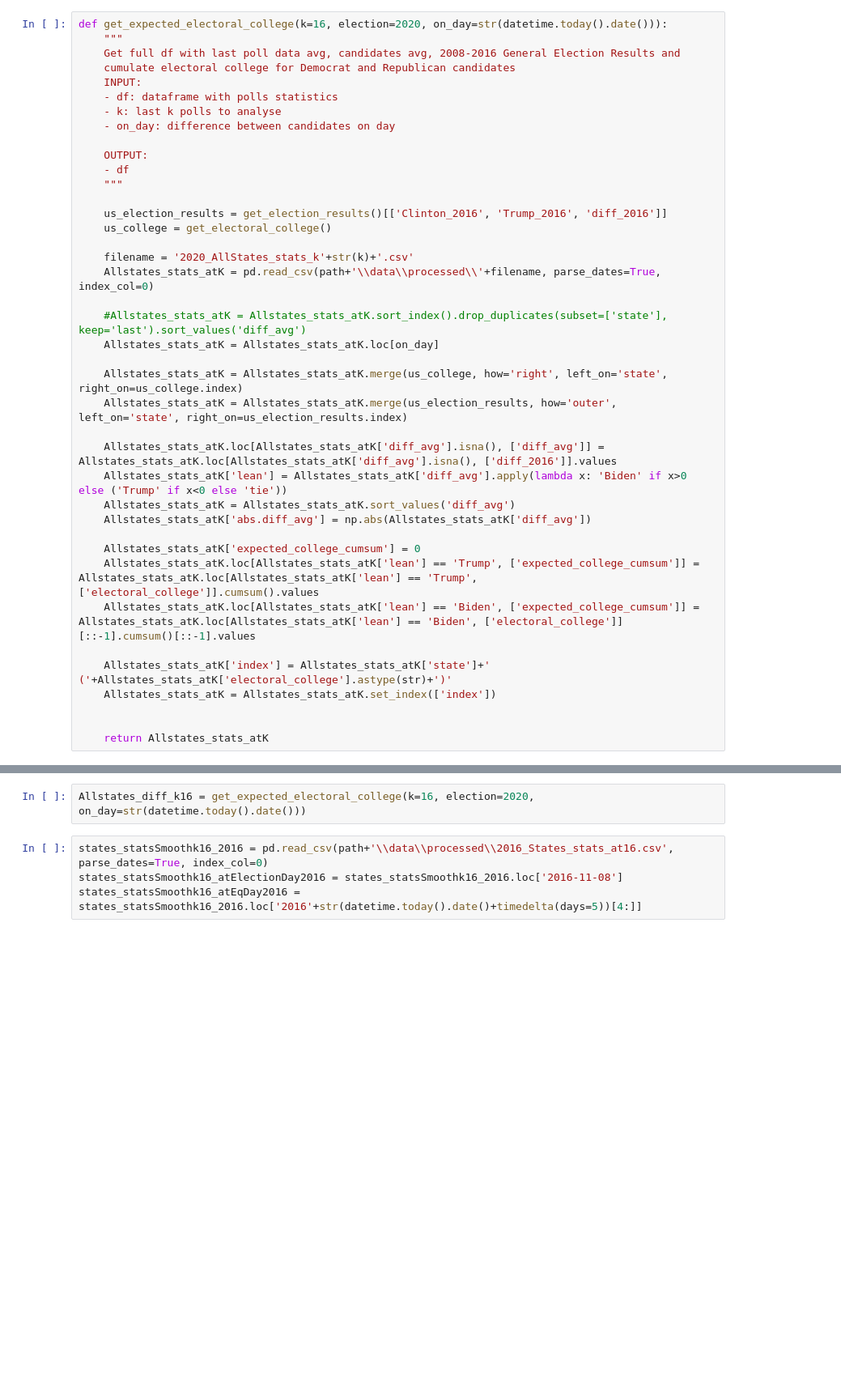
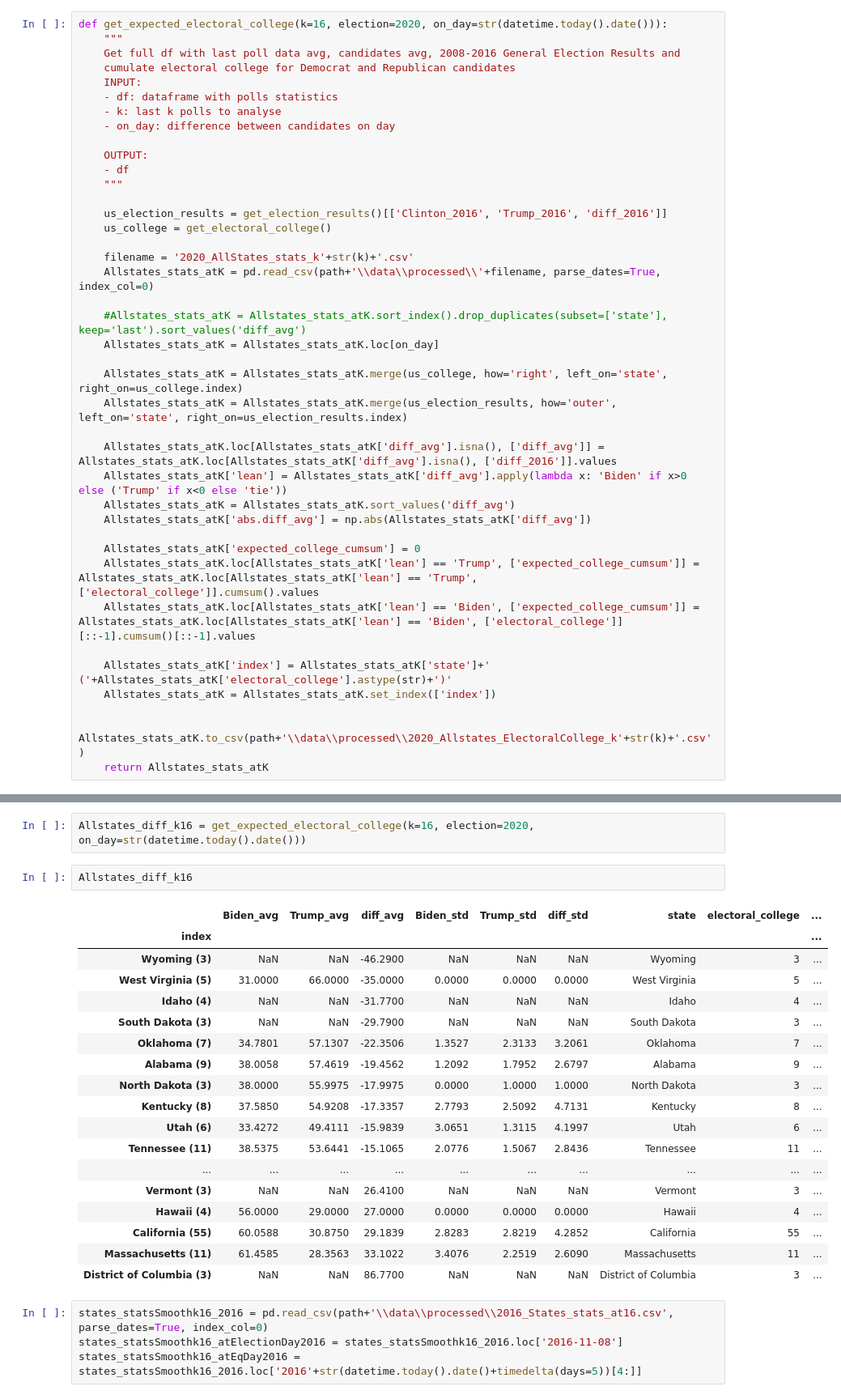
Before and after one commit to gabrielbfs/us_election2020, a Jupyter notebook: notebooks/1.5-gbf-2020us_election-exploration.ipynb, the cells around one changed output, grey strips where cells are left out. Shown at 81% size. Saved outputs shown, nothing was run; the diff lists cells and outputs as text; blank space fills up the shorter version.

Commit message:
started 2020 US General Election states - dashboard

```diff
--- a/notebooks/1.5-gbf-2020us_election-exploration.ipynb
+++ b/notebooks/1.5-gbf-2020us_election-exploration.ipynb
@@ -356,7 +356,7 @@ def get_expected_electoral_college(k=16, election=2020, on_day=str(datetime.toda
     Allstates_stats_atK['index'] = Allstates_stats_atK['state']+' ('+Allstates_stats_atK['electoral_college'].astype(str)+')'
     Allstates_stats_atK = Allstates_stats_atK.set_index(['index'])
 
-
+    Allstates_stats_atK.to_csv(path+'\\data\\processed\\2020_Allstates_ElectoralCollege_k'+str(k)+'.csv')
     return Allstates_stats_atK
 # %%
 k = 16
@@ -434,6 +434,27 @@ Wisconsin
 ---
 # %%
 Allstates_diff_k16 = get_expected_electoral_college(k=16, election=2020, on_day=str(datetime.today().date()))
+# %%
+Allstates_diff_k16
+# %% [output]
+|  | Biden_avg | Trump_avg | diff_avg | Biden_std | Trump_std | diff_std | state | electoral_college | ... |
+| index |  |  |  |  |  |  |  |  | ... |
+| Wyoming (3) | NaN | NaN | -46.2900 | NaN | NaN | NaN | Wyoming | 3 | ... |
+| West Virginia (5) | 31.0000 | 66.0000 | -35.0000 | 0.0000 | 0.0000 | 0.0000 | West Virginia | 5 | ... |
+| Idaho (4) | NaN | NaN | -31.7700 | NaN | NaN | NaN | Idaho | 4 | ... |
+| South Dakota (3) | NaN | NaN | -29.7900 | NaN | NaN | NaN | South Dakota | 3 | ... |
+| Oklahoma (7) | 34.7801 | 57.1307 | -22.3506 | 1.3527 | 2.3133 | 3.2061 | Oklahoma | 7 | ... |
+| Alabama (9) | 38.0058 | 57.4619 | -19.4562 | 1.2092 | 1.7952 | 2.6797 | Alabama | 9 | ... |
+| North Dakota (3) | 38.0000 | 55.9975 | -17.9975 | 0.0000 | 1.0000 | 1.0000 | North Dakota | 3 | ... |
+| Kentucky (8) | 37.5850 | 54.9208 | -17.3357 | 2.7793 | 2.5092 | 4.7131 | Kentucky | 8 | ... |
+| Utah (6) | 33.4272 | 49.4111 | -15.9839 | 3.0651 | 1.3115 | 4.1997 | Utah | 6 | ... |
+| Tennessee (11) | 38.5375 | 53.6441 | -15.1065 | 2.0776 | 1.5067 | 2.8436 | Tennessee | 11 | ... |
+| ... | ... | ... | ... | ... | ... | ... | ... | ... | ... |
+| Vermont (3) | NaN | NaN | 26.4100 | NaN | NaN | NaN | Vermont | 3 | ... |
+| Hawaii (4) | 56.0000 | 29.0000 | 27.0000 | 0.0000 | 0.0000 | 0.0000 | Hawaii | 4 | ... |
+| California (55) | 60.0588 | 30.8750 | 29.1839 | 2.8283 | 2.8219 | 4.2852 | California | 55 | ... |
+| Massachusetts (11) | 61.4585 | 28.3563 | 33.1022 | 3.4076 | 2.2519 | 2.6090 | Massachusetts | 11 | ... |
+| District of Columbia (3) | NaN | NaN | 86.7700 | NaN | NaN | NaN | District of Columbia | 3 | ... |
 # %%
 states_statsSmoothk16_2016 = pd.read_csv(path+'\\data\\processed\\2016_States_stats_at16.csv', parse_dates=True, index_col=0)
 states_statsSmoothk16_atElectionDay2016 = states_statsSmoothk16_2016.loc['2016-11-08']
```
Also changed, not shown: 1 other file.
